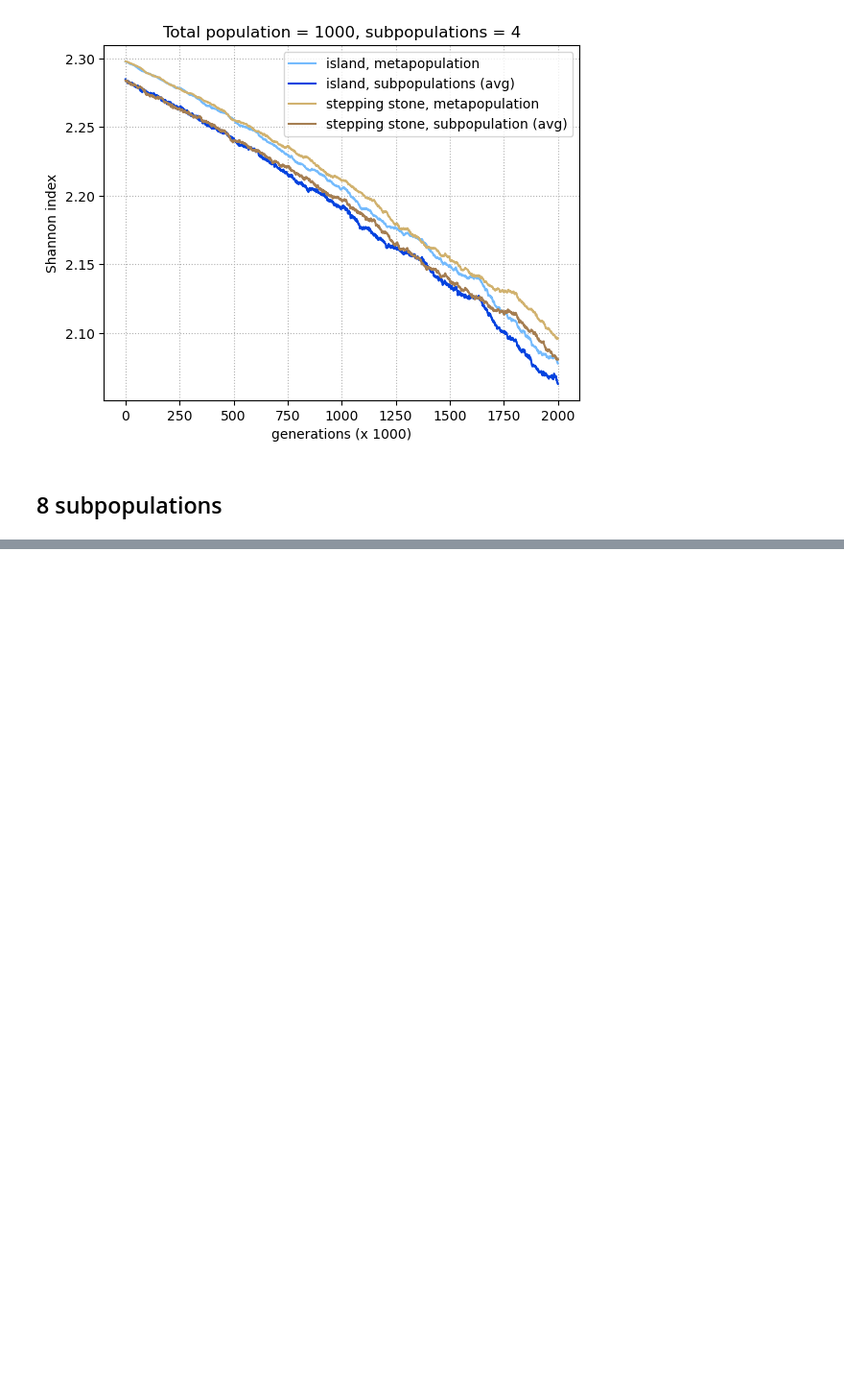
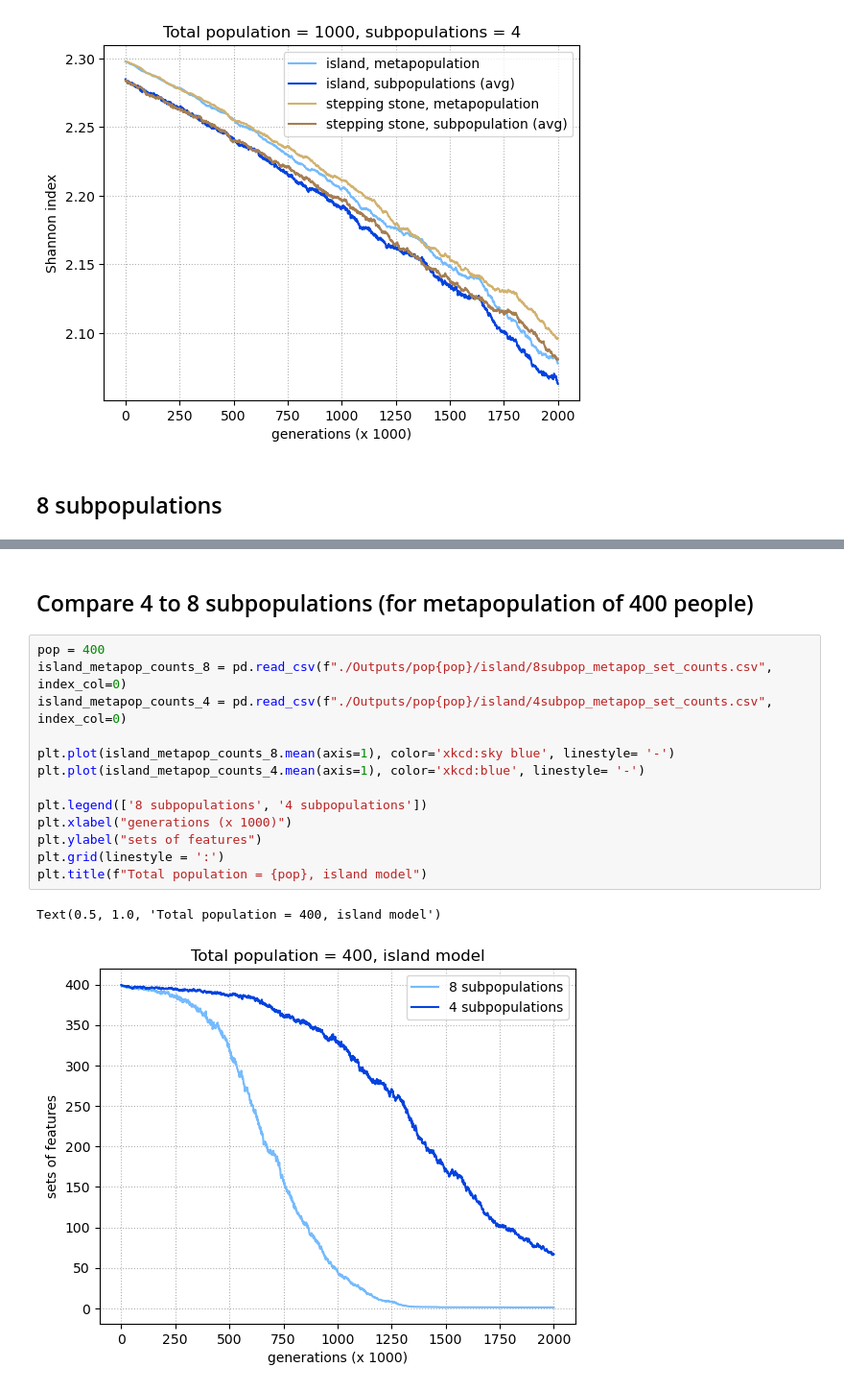
Before and after one commit to mtomasini/MetapopulationsPython, a Jupyter notebook: exploration.ipynb, the cells around one changed output, grey strips where cells are left out. Shown: that part at 96% size. Drawn from its saved outputs; the diff is of its cells as text; blank space fills up the shorter version.

```diff
--- a/exploration.ipynb
+++ b/exploration.ipynb
@@ -202,0 +233,18 @@ plt.title(f"Total population = {pop}, 8 subpopulations")
+# %% [markdown]
+## Compare 4 to 8 subpopulations (for metapopulation of 400 people)
+# %%
+pop = 400
+island_metapop_counts_8 = pd.read_csv(f"./Outputs/pop{pop}/island/8subpop_metapop_set_counts.csv", index_col=0)
+island_metapop_counts_4 = pd.read_csv(f"./Outputs/pop{pop}/island/4subpop_metapop_set_counts.csv", index_col=0)
+
+plt.plot(island_metapop_counts_8.mean(axis=1), color='xkcd:sky blue', linestyle= '-')
+plt.plot(island_metapop_counts_4.mean(axis=1), color='xkcd:blue', linestyle= '-')
+
+plt.legend(['8 subpopulations', '4 subpopulations'])
+plt.xlabel("generations (x 1000)")
+plt.ylabel("sets of features")
+plt.grid(linestyle = ':')
+plt.title(f"Total population = {pop}, island model")
+# %% [output]
+Text(0.5, 1.0, 'Total population = 400, island model')
+[figure, added]
```
Also changed, not shown: parts of 9 cells of this notebook, 5 other files.
